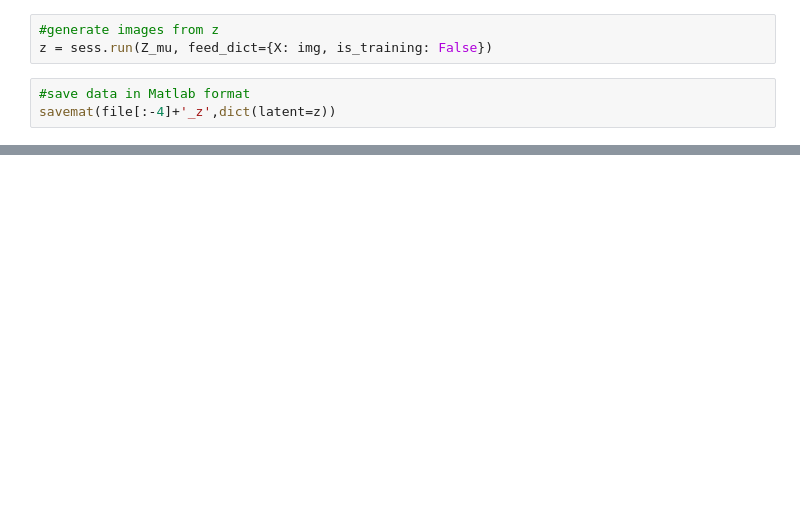
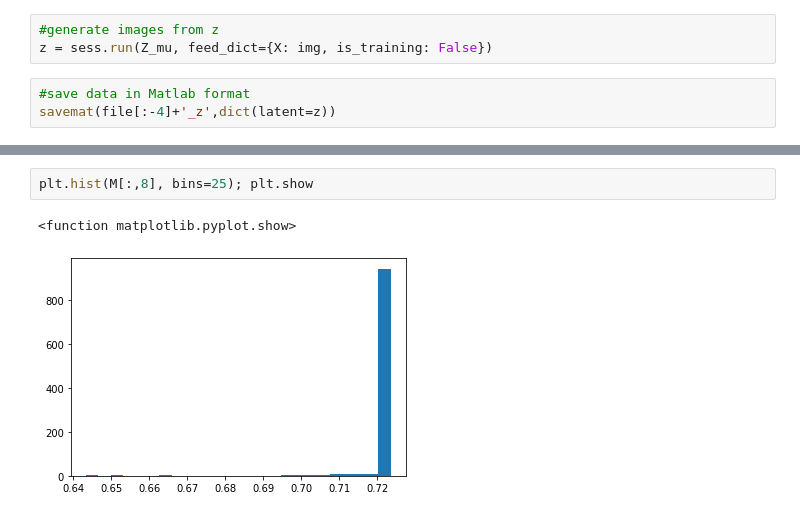
Before and after one commit to SourCherries/VAE-GAN-CelebA, a Jupyter notebook: explore_1.ipynb, the cells around one changed output, grey strips where cells are left out. Cells and saved outputs as stored; diff of their text form; blank space fills up the shorter version.

```diff
--- a/explore_1.ipynb
+++ b/explore_1.ipynb
@@ -54,0 +225,5 @@ plt.hist(z.squeeze())
+# %%
+plt.hist(M[:,8], bins=25); plt.show
+# %% [output]
+<function matplotlib.pyplot.show>
+[figure, added]
```
Also changed, not shown: parts of 43 cells of this notebook.
